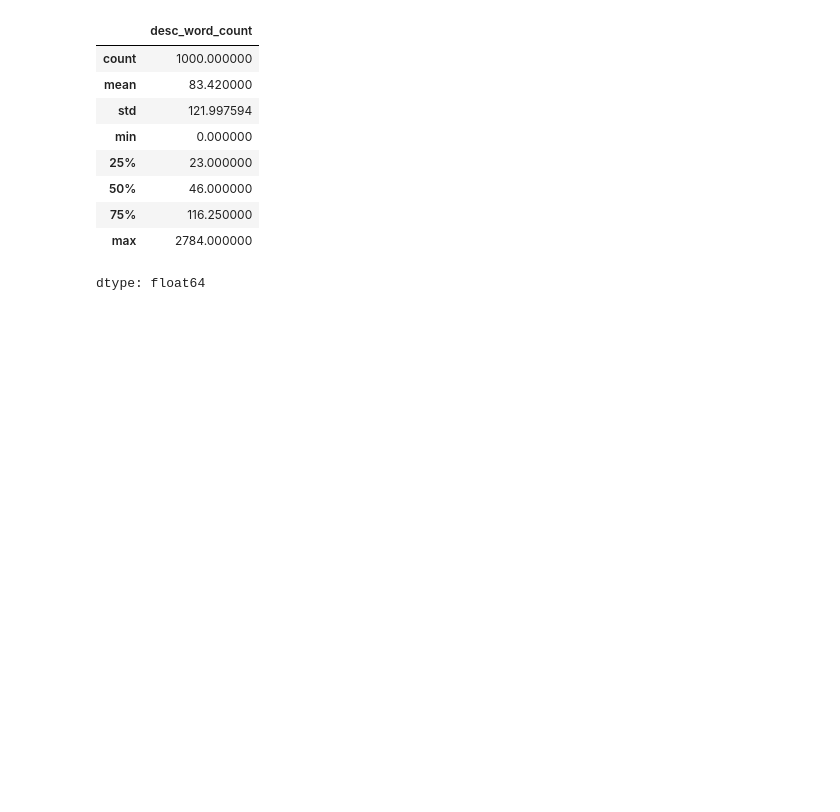
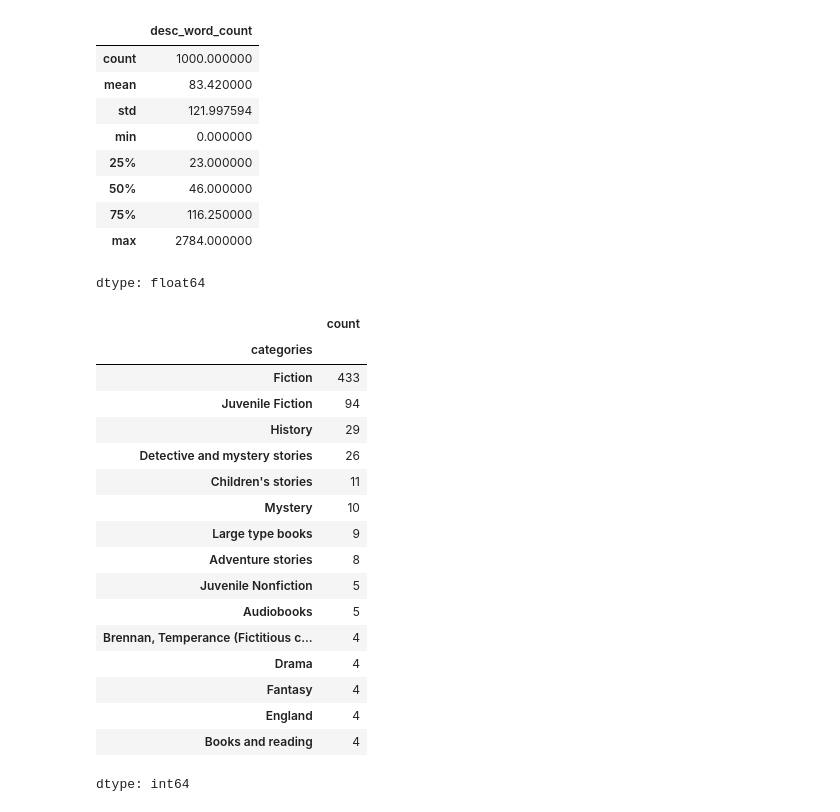
Before and after one commit to Elinab04/Book-Analysis, a Jupyter notebook: Book_Analysis.ipynb, the cells around one changed output. Cells and saved outputs as stored; diff of their text form; code cells hidden in the pictures; blank space fills up the shorter version.

```diff
--- a/Book_Analysis.ipynb
+++ b/Book_Analysis.ipynb
@@ -365,3 +365,25 @@ df["desc_word_count"].describe()
 | 75% | 116.250000 |
 | max | 2784.000000 |
 dtype: float64
+# %%
+#top categories
+df["categories"].value_counts().head(15)
+# %% [output]
+|  | count |
+| categories |  |
+| Fiction | 433 |
+| Juvenile Fiction | 94 |
+| History | 29 |
+| Detective and mystery stories | 26 |
+| Children's stories | 11 |
+| Mystery | 10 |
+| Large type books | 9 |
+| Adventure stories | 8 |
+| Juvenile Nonfiction | 5 |
+| Audiobooks | 5 |
+| Brennan, Temperance (Fictitious c... | 4 |
+| Drama | 4 |
+| Fantasy | 4 |
+| England | 4 |
+| Books and reading | 4 |
+dtype: int64
```
Also changed, not shown: parts of 10 cells of this notebook.
